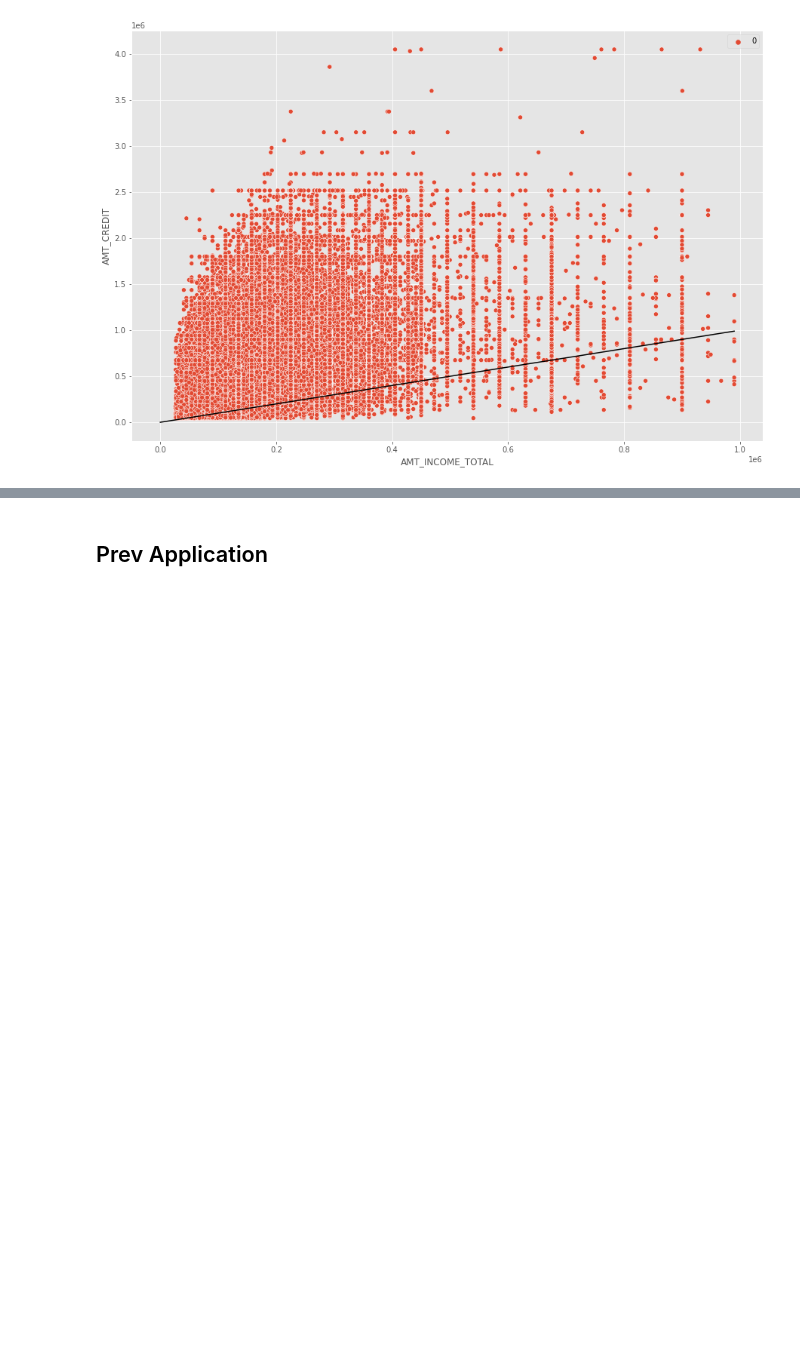
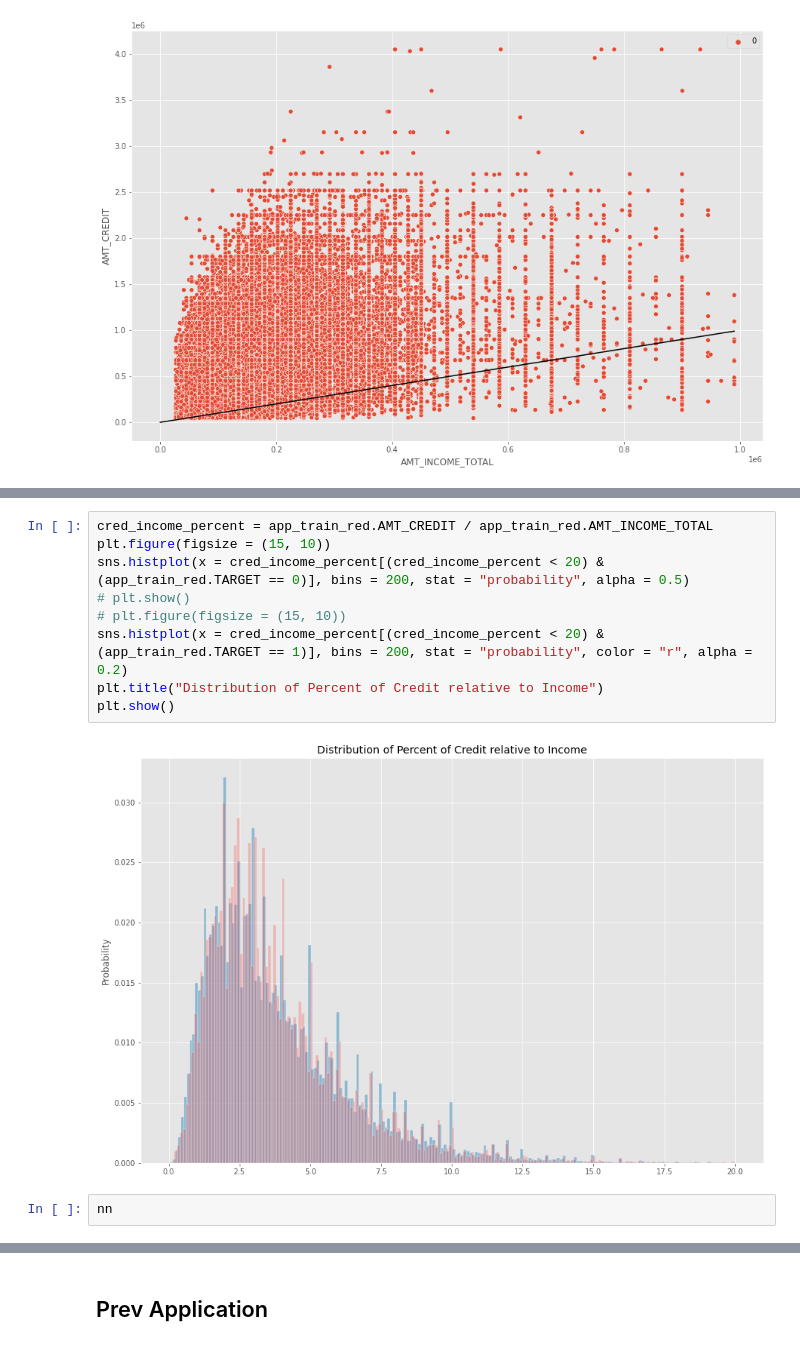
Before and after one commit to Antonio-Avila/Home-Credit-Default, a Jupyter notebook: Home_Credit_Analysis.ipynb, the cells around one changed output, grey strips where cells are left out. Saved outputs shown, nothing was run; the diff lists cells and outputs as text; blank space fills up the shorter version.

```diff
--- a/Home_Credit_Analysis.ipynb
+++ b/Home_Credit_Analysis.ipynb
@@ -353,0 +386,13 @@ plt.show()
+# %%
+cred_income_percent = app_train_red.AMT_CREDIT / app_train_red.AMT_INCOME_TOTAL
+plt.figure(figsize = (15, 10))
+sns.histplot(x = cred_income_percent[(cred_income_percent < 20) & (app_train_red.TARGET == 0)], bins = 200, stat = "probability", alpha = 0.5)
+# plt.show()
+# plt.figure(figsize = (15, 10))
+sns.histplot(x = cred_income_percent[(cred_income_percent < 20) & (app_train_red.TARGET == 1)], bins = 200, stat = "probability", color = "r", alpha = 0.2)
+plt.title("Distribution of Percent of Credit relative to Income")
+plt.show()
+# %% [output]
+[figure, added]
+# %%
+nn
```
Also changed, not shown: parts of 10 cells of this notebook.
